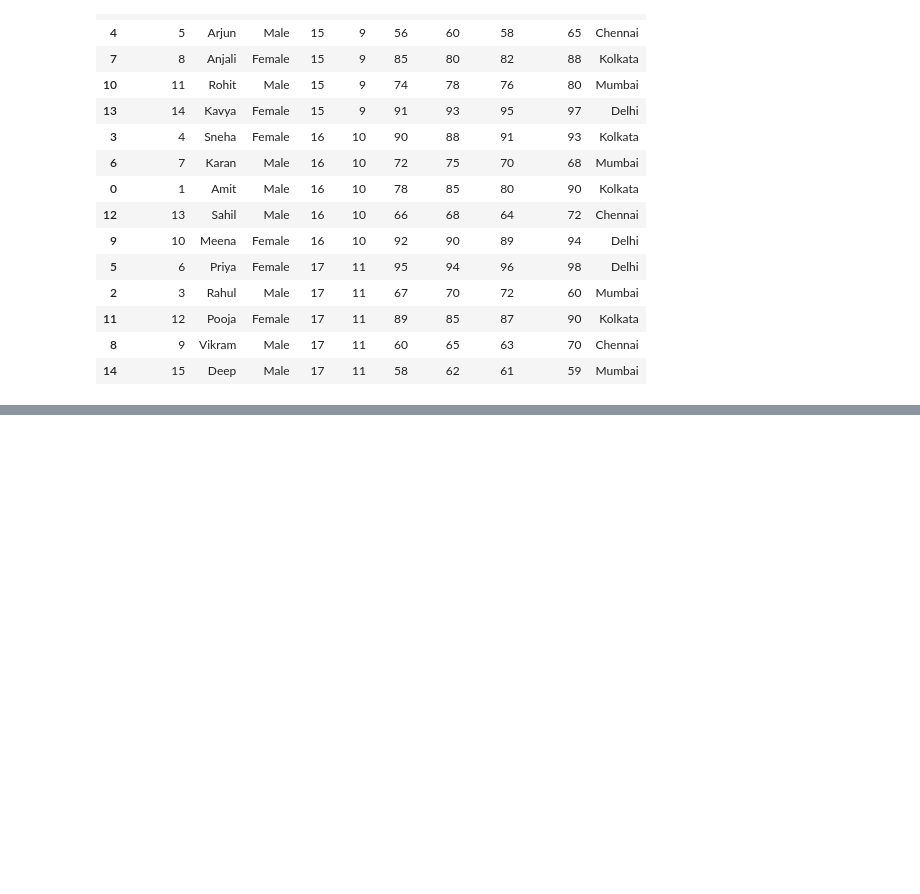
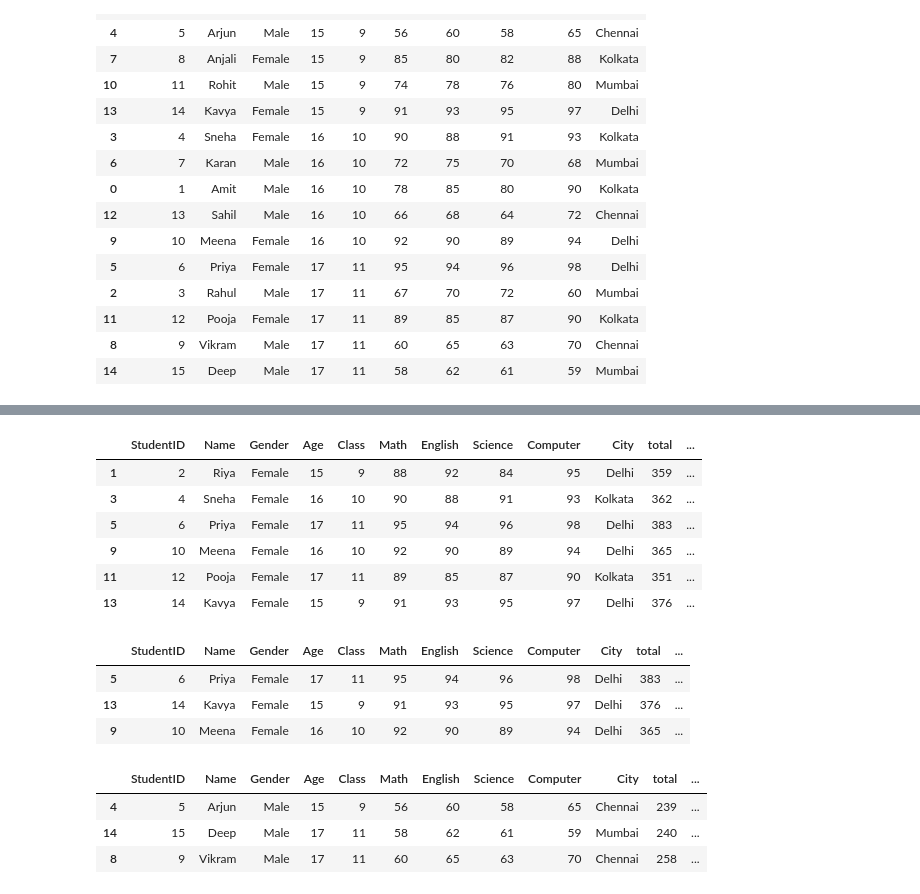
Before and after one commit to Biswajit-Sardar/pandas, a Jupyter notebook: practice.ipynb, the cells around one changed output, grey strips where cells are left out. Cells and saved outputs as stored; diff of their text form; code cells hidden in the pictures; blank space fills up the shorter version.

```diff
--- a/practice.ipynb
+++ b/practice.ipynb
@@ -267,6 +305,27 @@ df.sort_values(by='Age',ascending=True)
 # %%
 #Show students whose Average is greater than 85.
+df[df['average']>=85]
+# %% [output]
+|  | StudentID | Name | Gender | Age | Class | Math | English | Science | Computer | City | total | ... |
+| 1 | 2 | Riya | Female | 15 | 9 | 88 | 92 | 84 | 95 | Delhi | 359 | ... |
+| 3 | 4 | Sneha | Female | 16 | 10 | 90 | 88 | 91 | 93 | Kolkata | 362 | ... |
+| 5 | 6 | Priya | Female | 17 | 11 | 95 | 94 | 96 | 98 | Delhi | 383 | ... |
+| 9 | 10 | Meena | Female | 16 | 10 | 92 | 90 | 89 | 94 | Delhi | 365 | ... |
+| 11 | 12 | Pooja | Female | 17 | 11 | 89 | 85 | 87 | 90 | Kolkata | 351 | ... |
+| 13 | 14 | Kavya | Female | 15 | 9 | 91 | 93 | 95 | 97 | Delhi | 376 | ... |
 # %%
 #Display top 3 students based on Total marks.
+df.sort_values(by='total', ascending=False).head(3)
+# %% [output]
+|  | StudentID | Name | Gender | Age | Class | Math | English | Science | Computer | City | total | ... |
+| 5 | 6 | Priya | Female | 17 | 11 | 95 | 94 | 96 | 98 | Delhi | 383 | ... |
+| 13 | 14 | Kavya | Female | 15 | 9 | 91 | 93 | 95 | 97 | Delhi | 376 | ... |
+| 9 | 10 | Meena | Female | 16 | 10 | 92 | 90 | 89 | 94 | Delhi | 365 | ... |
 # %%
 #Display bottom 3 students based on Total marks.
+df.sort_values(by='total', ascending=True).head(3)
+# %% [output]
+|  | StudentID | Name | Gender | Age | Class | Math | English | Science | Computer | City | total | ... |
+| 4 | 5 | Arjun | Male | 15 | 9 | 56 | 60 | 58 | 65 | Chennai | 239 | ... |
+| 14 | 15 | Deep | Male | 17 | 11 | 58 | 62 | 61 | 59 | Mumbai | 240 | ... |
+| 8 | 9 | Vikram | Male | 17 | 11 | 60 | 65 | 63 | 70 | Chennai | 258 | ... |
```
Also changed, not shown: parts of 2 cells of this notebook.
